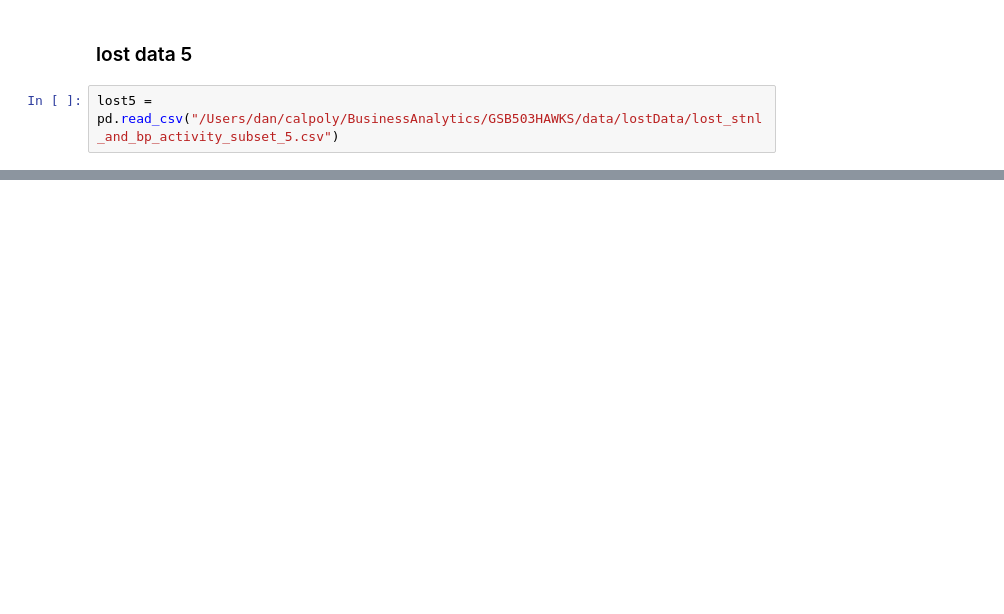
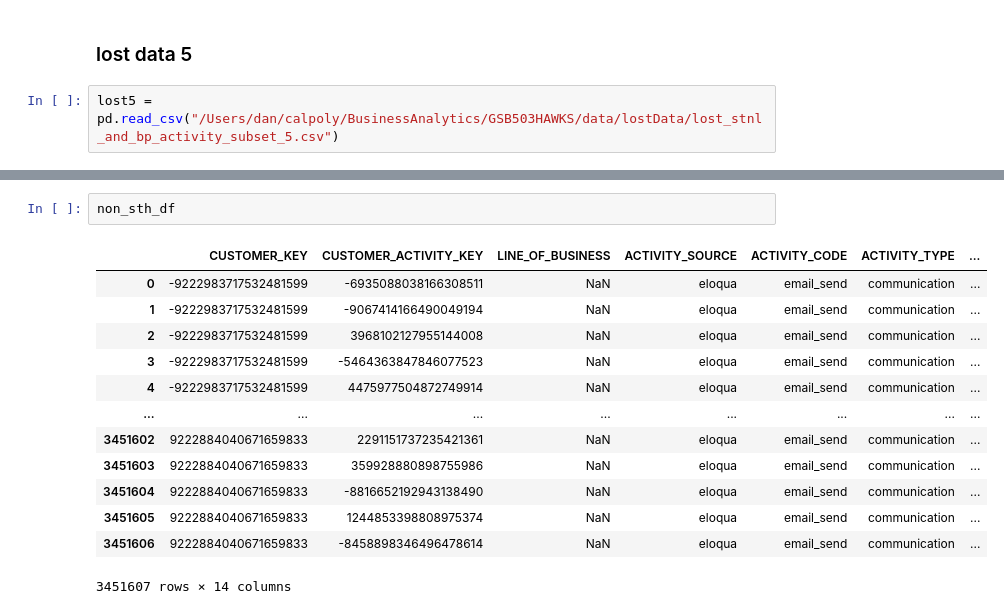
Before and after one commit to ddchamber/Seahawks, a Jupyter notebook: Data_Overview.ipynb, the cells around one changed output, grey strips where cells are left out. Cells and saved outputs as stored; diff of their text form; blank space fills up the shorter version.

```diff
--- a/Data_Overview.ipynb
+++ b/Data_Overview.ipynb
@@ -1130,0 +1218,16 @@ bp_clean2.to_csv("/Users/dan/calpoly/BusinessAnalytics/GSB503HAWKS/data/cleanDat
+# %%
+non_sth_df
+# %% [output]
+|  | CUSTOMER_KEY | CUSTOMER_ACTIVITY_KEY | LINE_OF_BUSINESS | ACTIVITY_SOURCE | ACTIVITY_CODE | ACTIVITY_TYPE | ... |
+| 0 | -9222983717532481599 | -6935088038166308511 | NaN | eloqua | email_send | communication | ... |
+| 1 | -9222983717532481599 | -9067414166490049194 | NaN | eloqua | email_send | communication | ... |
+| 2 | -9222983717532481599 | 3968102127955144008 | NaN | eloqua | email_send | communication | ... |
+| 3 | -9222983717532481599 | -5464363847846077523 | NaN | eloqua | email_send | communication | ... |
+| 4 | -9222983717532481599 | 4475977504872749914 | NaN | eloqua | email_send | communication | ... |
+| ... | ... | ... | ... | ... | ... | ... | ... |
+| 3451602 | 9222884040671659833 | 2291151737235421361 | NaN | eloqua | email_send | communication | ... |
+| 3451603 | 9222884040671659833 | 359928880898755986 | NaN | eloqua | email_send | communication | ... |
+| 3451604 | 9222884040671659833 | -8816652192943138490 | NaN | eloqua | email_send | communication | ... |
+| 3451605 | 9222884040671659833 | 1244853398808975374 | NaN | eloqua | email_send | communication | ... |
+| 3451606 | 9222884040671659833 | -8458898346496478614 | NaN | eloqua | email_send | communication | ... |
+3451607 rows × 14 columns
```
Also changed, not shown: parts of 59 cells of this notebook.
